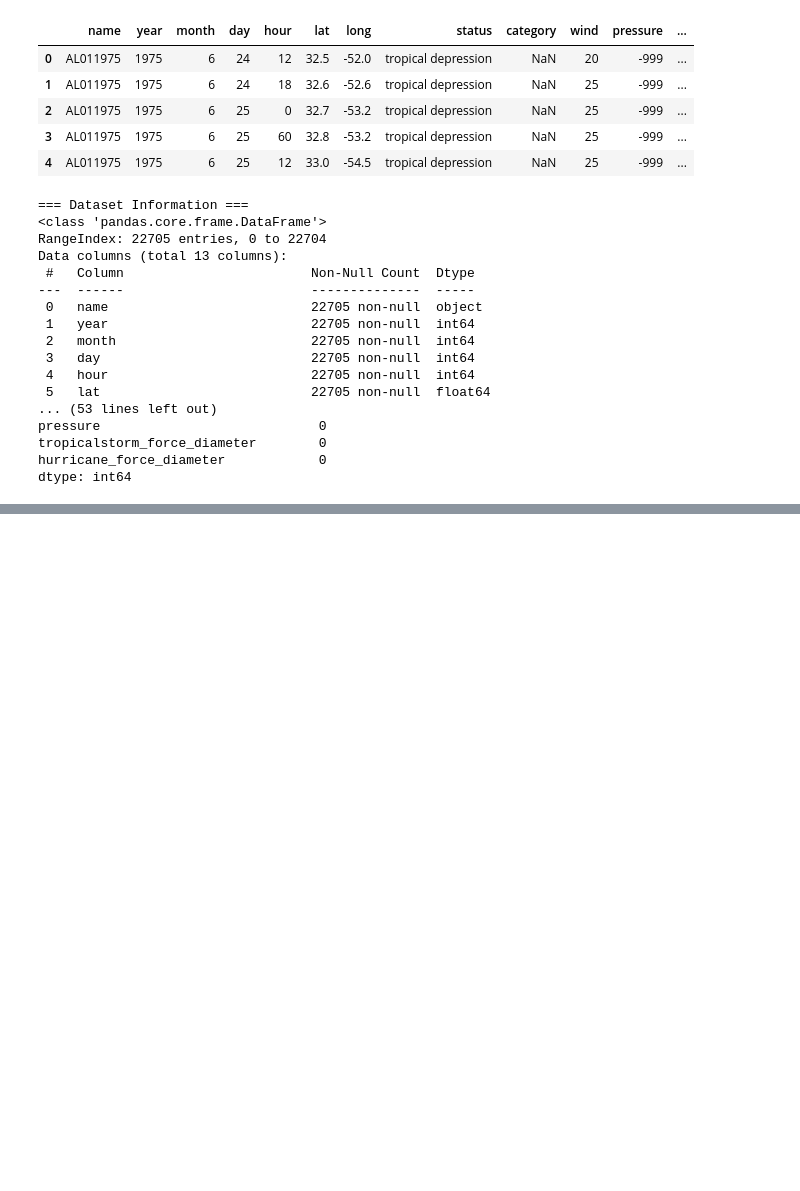
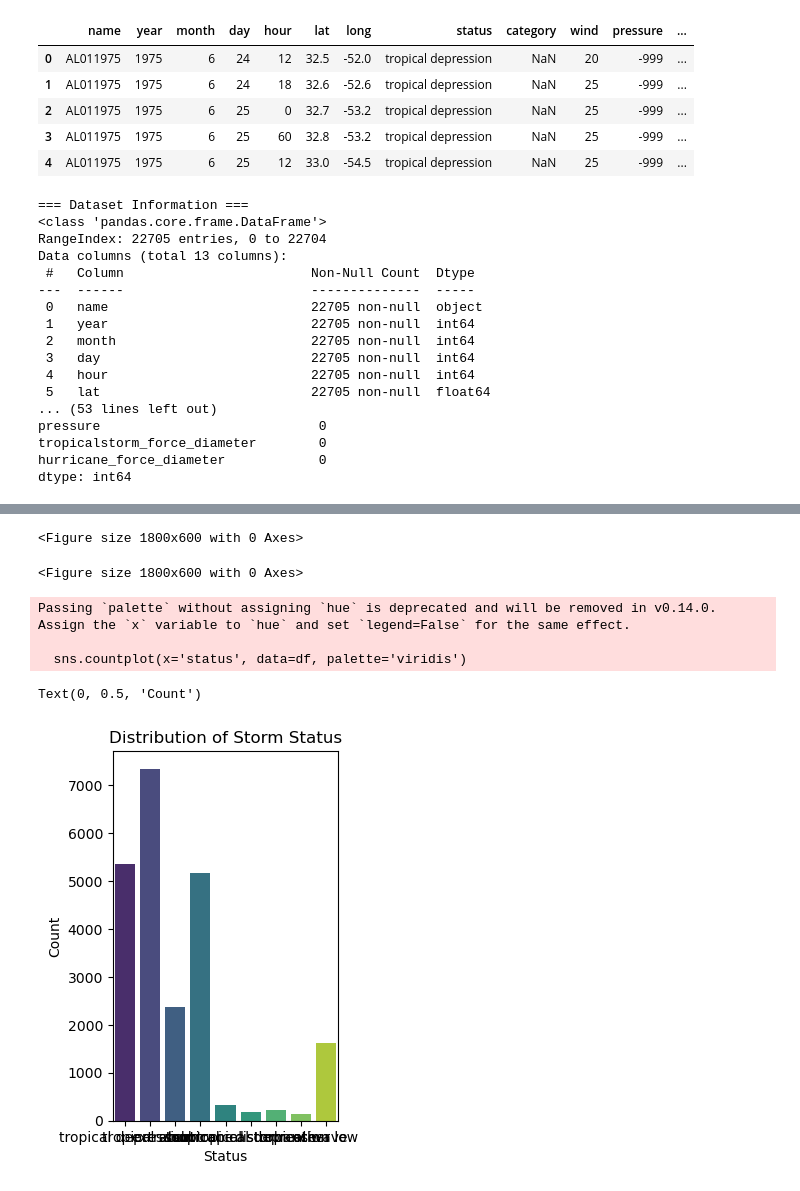
Before and after one commit to Dasdipanwita/Disaster_management_storm, a Jupyter notebook: Storm_Impact_Prediction_EDA.ipynb, the cells around one changed output, grey strips where cells are left out. Drawn from its saved outputs; the diff is of its cells as text; code cells hidden in the pictures; blank space fills up the shorter version.

```diff
--- a/Storm_Impact_Prediction_EDA.ipynb
+++ b/Storm_Impact_Prediction_EDA.ipynb
@@ -54,3 +56,13 @@ pressure                            0
 tropicalstorm_force_diameter        0
 hurricane_force_diameter            0
 dtype: int64
+# %%
+# Replace negative placeholder values across the entire DataFrame
+df.replace([-999, -1998], np.nan, inplace=True)
+
+# Fill missing values in the 'category' column
+df['category'].fillna('Not Applicable', inplace=True)
+
+# Now, let's check the missing values again to confirm our changes
+print("\n=== Missing Values After Cleaning ===")
+print(df.isnull().sum())
@@ -56,0 +91,19 @@ dtype: int64
+# %%
+# Set up the plots
+plt.figure(figsize=(18, 6))
+# %% [output]
+<Figure size 1800x600 with 0 Axes>
+<Figure size 1800x600 with 0 Axes>
+# %%
+# Subplot 1: Distribution of Storm Status
+plt.subplot(1, 2, 1) # (1 row, 2 columns, 1st subplot)
+sns.countplot(x='status', data=df, palette='viridis')
+plt.title('Distribution of Storm Status')
+plt.xlabel('Status')
+plt.ylabel('Count')
+# %% [output]
+Passing `palette` without assigning `hue` is deprecated and will be removed in v0.14.0. Assign the `x` variable to `hue` and set `legend=False` for the same effect.
+
+  sns.countplot(x='status', data=df, palette='viridis')
+Text(0, 0.5, 'Count')
+[figure, added]
```
Also changed, not shown: parts of 10 cells of this notebook.
